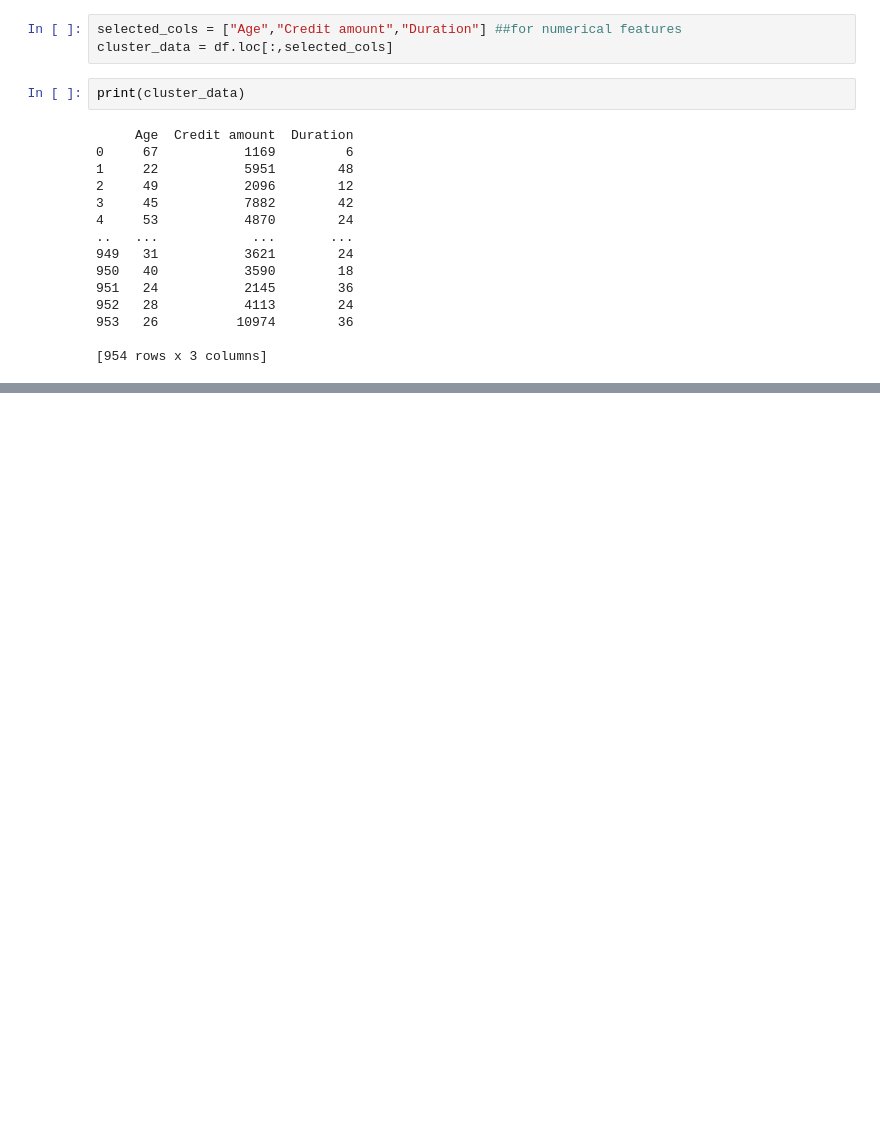
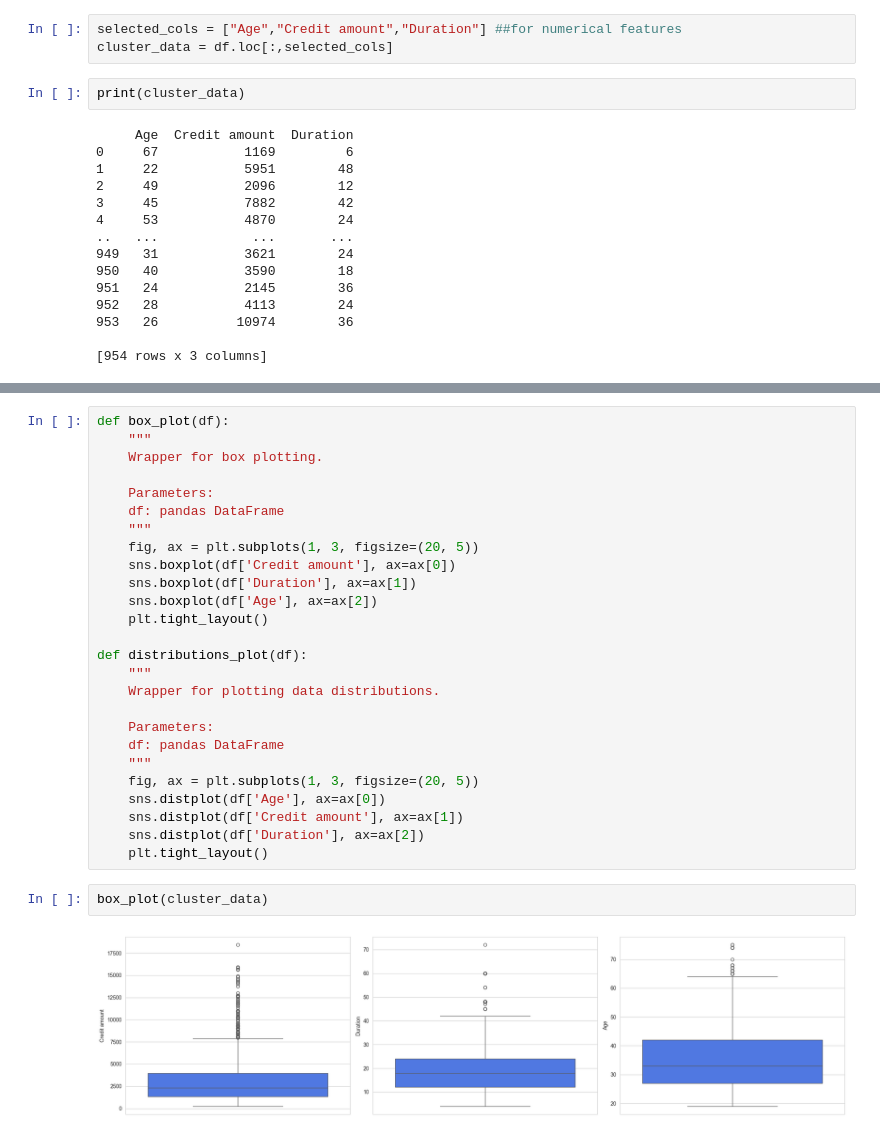
Before and after one commit to prasannaneupane/AI_Lab, a Jupyter notebook: clustering.ipynb, the cells around one changed output, grey strips where cells are left out. Cells and saved outputs as stored; diff of their text form; blank space fills up the shorter version.

```diff
--- a/clustering.ipynb
+++ b/clustering.ipynb
@@ -94,0 +143,30 @@ print(cluster_data)
+# %%
+def box_plot(df):
+    """
+    Wrapper for box plotting.
+
+    Parameters:
+    df: pandas DataFrame
+    """
+    fig, ax = plt.subplots(1, 3, figsize=(20, 5))
+    sns.boxplot(df['Credit amount'], ax=ax[0])
+    sns.boxplot(df['Duration'], ax=ax[1])
+    sns.boxplot(df['Age'], ax=ax[2])
+    plt.tight_layout()
+
+def distributions_plot(df):
+    """
+    Wrapper for plotting data distributions.
+
+    Parameters:
+    df: pandas DataFrame
+    """
+    fig, ax = plt.subplots(1, 3, figsize=(20, 5))
+    sns.distplot(df['Age'], ax=ax[0])
+    sns.distplot(df['Credit amount'], ax=ax[1])
+    sns.distplot(df['Duration'], ax=ax[2])
+    plt.tight_layout()
+# %%
+box_plot(cluster_data)
+# %% [output]
+[figure, added]
```
Also changed, not shown: parts of 3 cells of this notebook.
